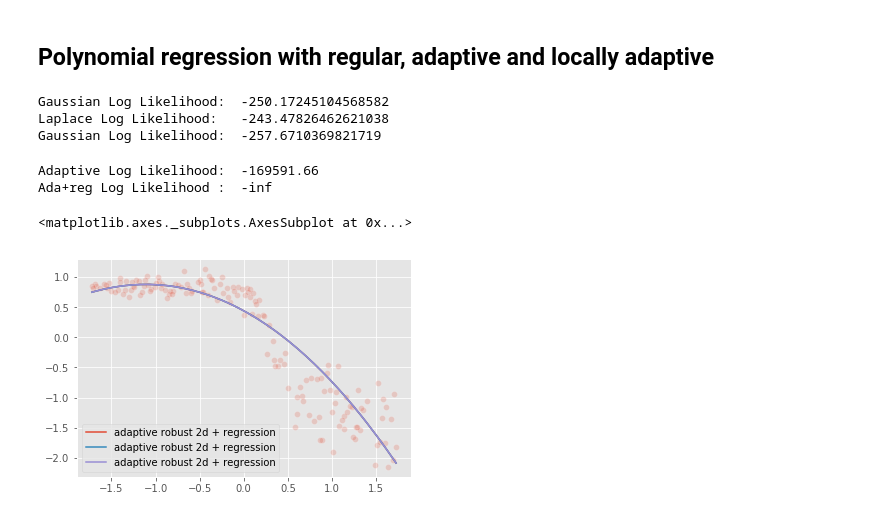
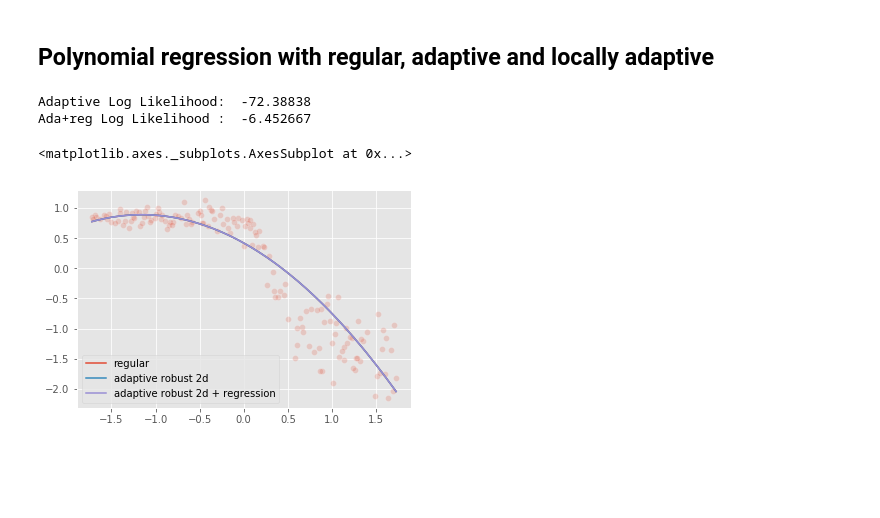
Before and after one commit to Kenta426/heteroscedastic_robust_regression, a Jupyter notebook: notebook/Real_Datasets.ipynb, the cells around one changed output. Cells and saved outputs as stored; diff of their text form; code cells hidden in the pictures; blank space fills up the shorter version.

```diff
--- a/notebook/Real_Datasets.ipynb
+++ b/notebook/Real_Datasets.ipynb
@@ -246,50 +246,42 @@ adaptive = Adaptive()
 # %% [markdown]
 ## Polynomial regression with regular, adaptive and locally adaptive
 # %%
-trainX, trainY = torch.Tensor(trX), torch.Tensor(trY)
+x, y = torch.Tensor(trX), torch.Tensor(trY)
 
 # define regression degree
-reg_degree = 3
+reg_degree = 2
 
 # define regression model
 lr = PolyRegression(reg_degree)
 
 # regular loss training
-reg_fit = train_regular(lr, trainX, trainY, gaussian, epoch=1000, learning_rate=1e-2, verbose=False)
+reg_fit = train_regular(lr, x, y, gaussian, epoch=1000, learning_rate=1e-2, verbose=False)
 
 # ada loss training
-ada_fit, alpha, scale = train_adaptive(lr, trainX, trainY, learning_rate=0.01, epoch=500, verbose=False)
+ada_fit, alpha, scale = train_adaptive(lr, x, y, learning_rate=0.01, epoch=500, verbose=False)
 
 # adalocal loss training
-alpha_model = PolyRegression(3, init_zeros=True)
-scale_model = PolyRegression(3, init_zeros=True)
+alpha_model = PolyRegression(2, init_zeros=True)
+scale_model = PolyRegression(2, init_zeros=True)
 ada_loc_fit, alpha_loc, scale_loc = train_locally_adaptive(lr, alpha_model, scale_model, trainX, trainY, learning_rate=0.01, epoch=500, verbose=False)
 # %%
 sortedx, idxX = torch.sort(trainX)
-y = reg_fit(sortedx).detach()
+y2 = reg_fit(sortedx).detach()
 yar = ada_fit(sortedx).detach().view(-1)
 yalr = ada_loc_fit(sortedx).detach().view(-1)
 alphas = torch.exp(alpha_model(sortedx).view(-1))
 scales = torch.exp(scale_model(sortedx).view(-1))
-# %%
-print('Gaussian Log Likelihood: ', gaussian.loglikelihood(y.numpy().flatten()-y[idxX].numpy().flatten()))
-print('Laplace Log Likelihood:  ', laplace.loglikelihood(yar.numpy().flatten()-y[idxX].numpy().flatten()))
-print('Gaussian Log Likelihood: ', gaussian.loglikelihood(yalr.numpy().flatten()-y[idxX].numpy().flatten(), sigma=1.0))
-# %% [output]
-Gaussian Log Likelihood:  -250.17245104568582
-Laplace Log Likelihood:   -243.47826462621038
-Gaussian Log Likelihood:  -257.6710369821719
 # %%
 print('Adaptive Log Likelihood: ', adaptive.loglikelihood(yar-y[idxX], alpha, scale))
 print('Ada+reg Log Likelihood : ', adaptive.loglikelihood(yalr-y[idxX], alphas, scales))
 # %% [output]
-Adaptive Log Likelihood:  -169591.66
-Ada+reg Log Likelihood :  -inf
+Adaptive Log Likelihood:  -72.38838
+Ada+reg Log Likelihood :  -6.452667
 # %%
 sns.scatterplot(trX, trY, alpha=0.2)
-sns.lineplot(sortedx.detach().numpy(), y.detach().numpy().flatten(), label='adaptive robust 2d + regression')
-sns.lineplot(sortedx.detach().numpy(), yar.detach().numpy().flatten(), label='adaptive robust 2d + regression')
+sns.lineplot(sortedx.detach().numpy(), y2.detach().numpy().flatten(), label='regular')
+sns.lineplot(sortedx.detach().numpy(), yar.detach().numpy().flatten(), label='adaptive robust 2d')
 sns.lineplot(sortedx.detach().numpy(), yalr.detach().numpy().flatten(), label='adaptive robust 2d + regression')
 # %% [output]
 <matplotlib.axes._subplots.AxesSubplot at 0x...>
-[figure, old version]
+[figure, new version]
```
